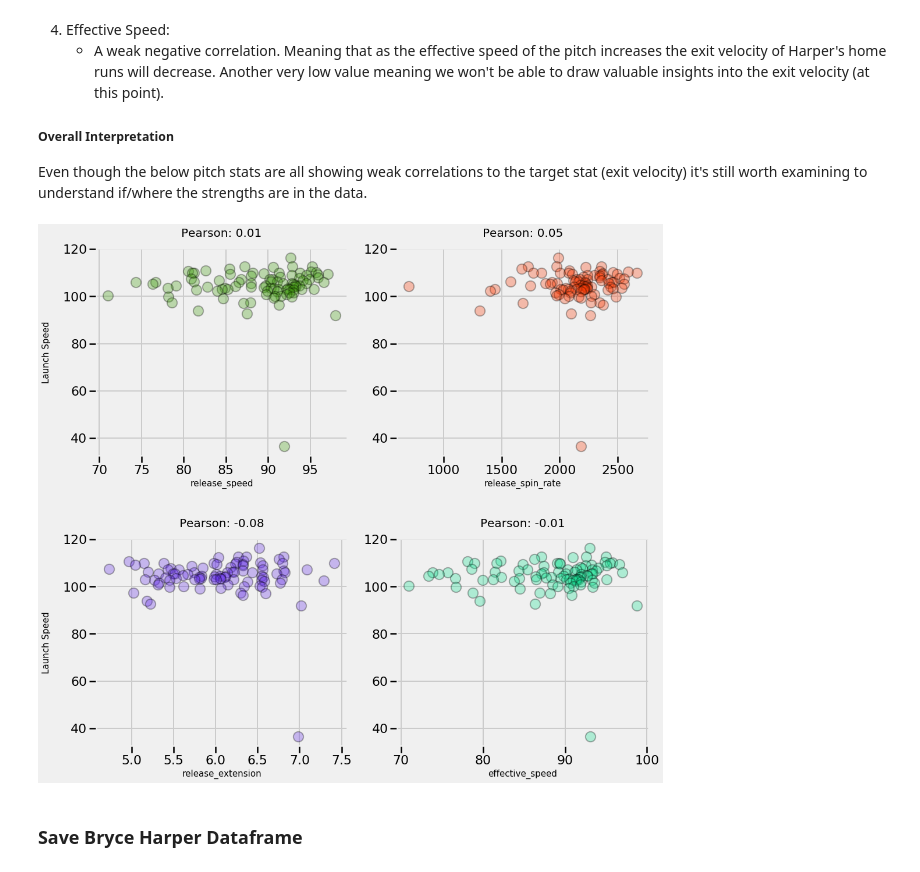
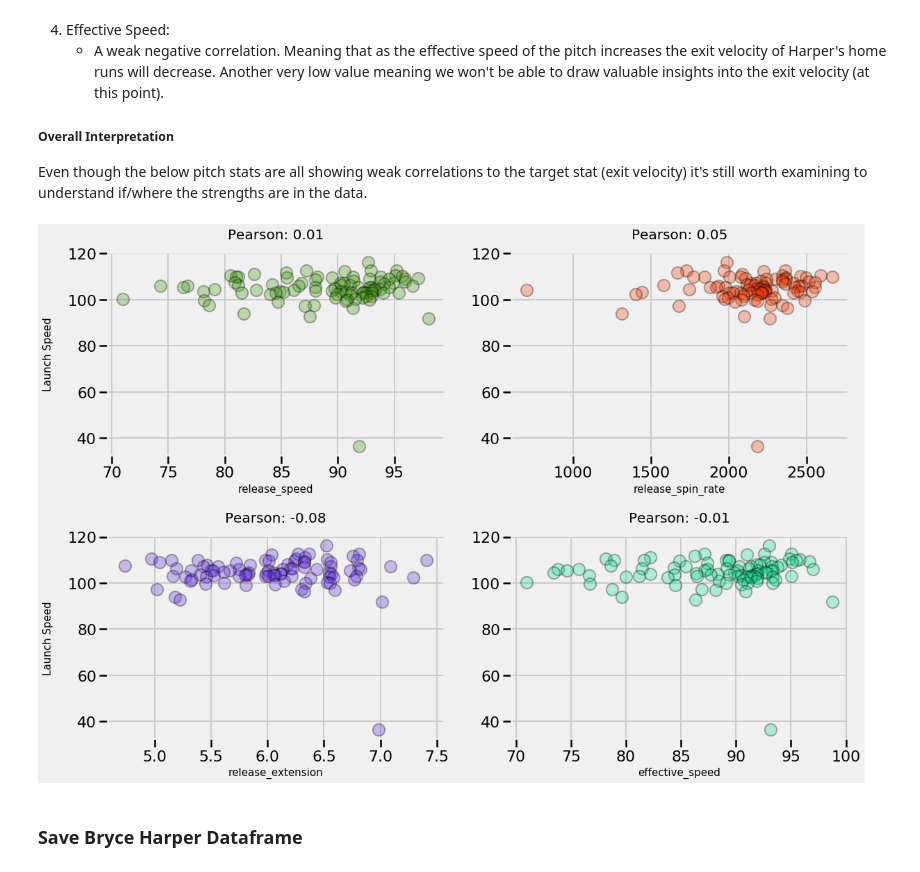
Before and after one commit to datanelson518/Bryce-Harper-Home-Run-Review, a Jupyter notebook: notebooks/01-BryceHarper_ScoutingReport.ipynb, the cells around one changed output. Drawn from its saved outputs; the diff is of its cells as text; code cells hidden in the pictures.

Commit message:
correlations image

```diff
--- a/notebooks/01-BryceHarper_ScoutingReport.ipynb
+++ b/notebooks/01-BryceHarper_ScoutingReport.ipynb
@@ -375,37 +375,37 @@ The below subplots will provide insight into Harpers exit velocity with specific
 Even though the below pitch stats are all showing weak correlations to the target stat (exit velocity) it's still worth examining to understand if/where the strengths are in the data.
 # %%
 fig, ax = plt.subplots(nrows=2, ncols=2, figsize=(17,12))
-fig.subplots_adjust(left=0.125, bottom=0.01, right=0.9, top=1.0, wspace=None, hspace=.4)
+fig.subplots_adjust(hspace=.4)
 
 ax=ax.flatten()
 
 cols = ['release_speed',
         'release_spin_rate',
         'release_extension',
         'effective_speed']
 
 colors=['#3f9b0b',
         '#fd3c06',
         '#632de9',
         '#12e193',
         '#fcb001',
         '#49759c',
         '#3b638c',
         '#21fc0d',
         '#98568d']
 
 j=0
 for i in ax:
     if j==0 or j==2:
         i.set_ylabel('Launch Speed', fontsize=15, labelpad=20)
     i.scatter(harper_df[cols[j]], harper_df['launch_speed'],  alpha=0.3, color=colors[j], s=300, edgecolors='k')
     i.set_xlabel(cols[j], fontsize=15, labelpad=5)
     i.set_title(f'Pearson: {harper_df.corr().loc[cols[j]]["launch_speed"].round(2)}', pad=20, fontsize=20)
     j+=1
 
 plt.savefig('../plots/launch_speed_correlations.png')
 # %% [output]
-[figure, old version]
+[figure, new version]
 # %% [markdown]
 ### Save Bryce Harper Dataframe
 # %%
```
Also changed, not shown: 1 other file.
